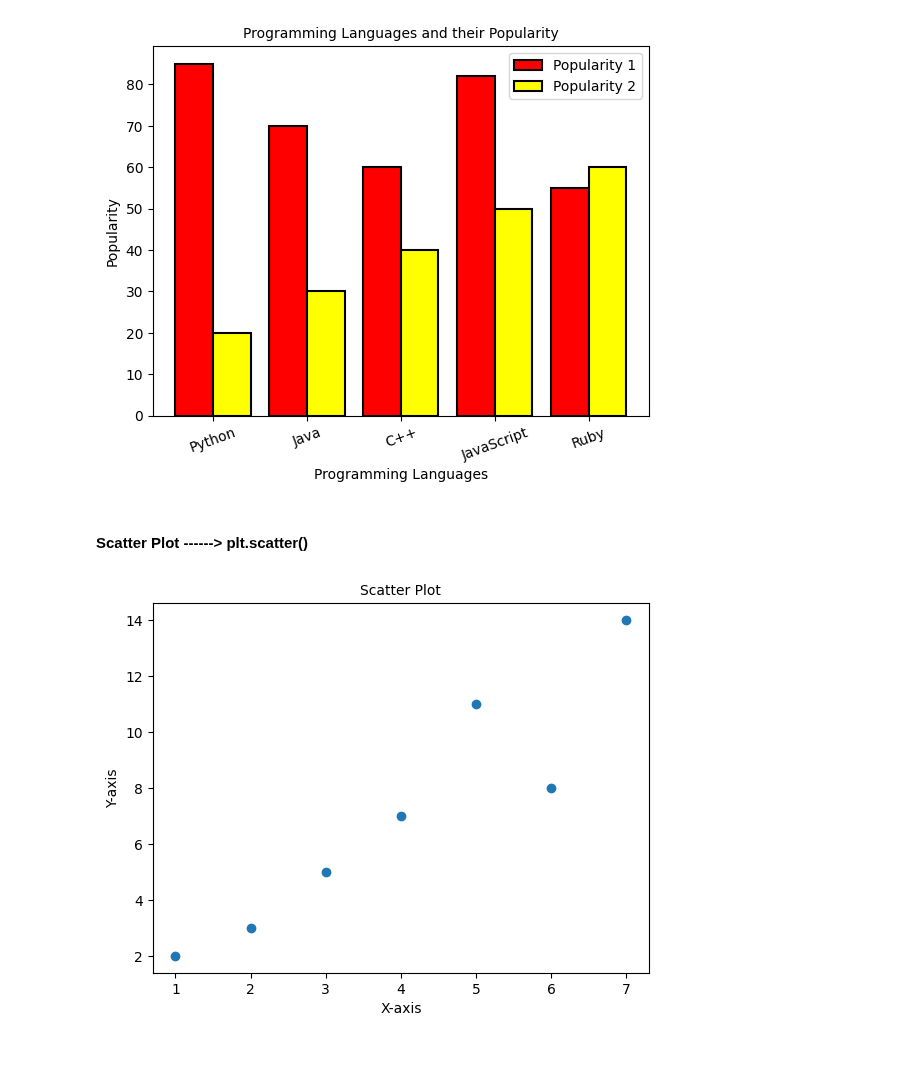
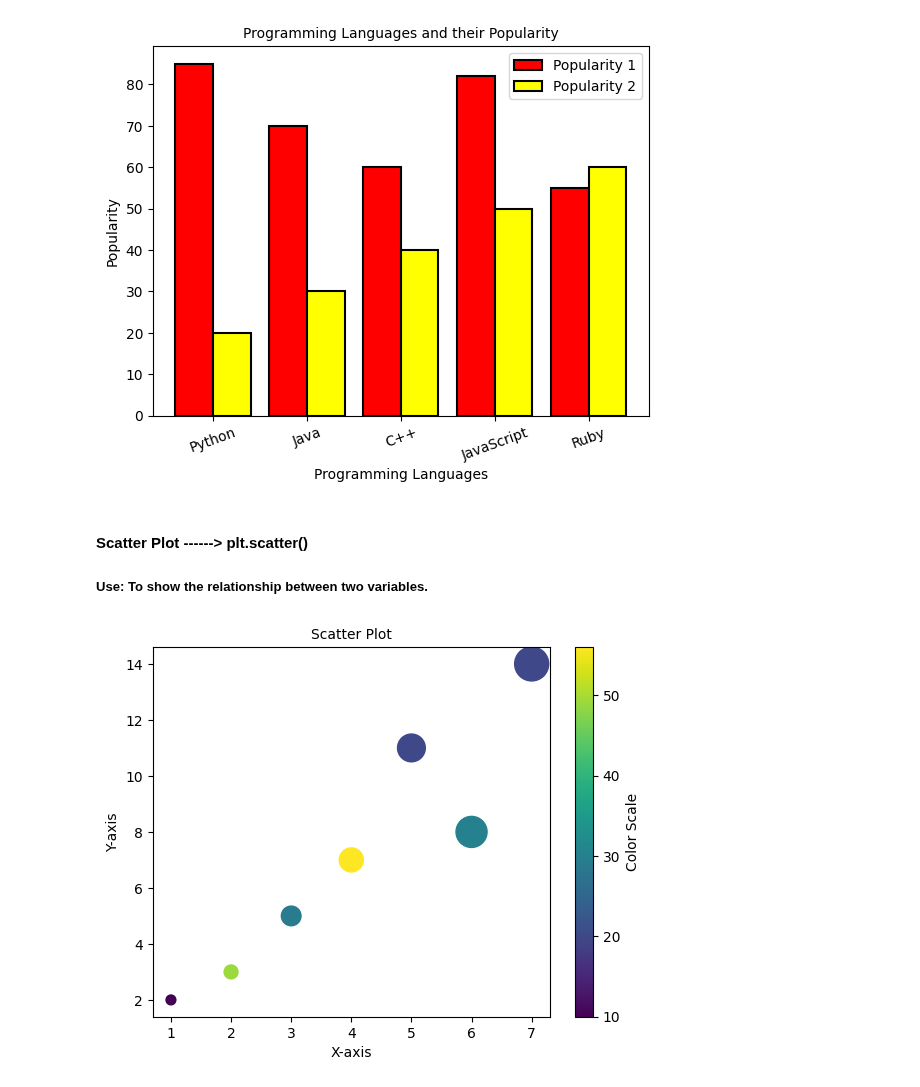
Before and after one commit to AnkitBhagat17/Data_Visualization, a Jupyter notebook: Matplotlib.ipynb, the cells around one changed output. Drawn from its saved outputs; the diff is of its cells as text; code cells hidden in the pictures; blank space fills up the shorter version.

```diff
--- a/Matplotlib.ipynb
+++ b/Matplotlib.ipynb
@@ -37,16 +39,20 @@ plt.show()
 [figure]
 # %% [markdown]
 #### Scatter Plot ------> plt.scatter()
+##### Use: To show the relationship between two variables.
 # %%
 import matplotlib.pyplot as plt
 
 x=[1,2,3,4,5,6,7]
 y=[2,3,5,7,11,8,14]
-
-plt.scatter(x,y)
+sizes = [50, 100, 200, 300, 400, 500, 600] # Sizes of the points
+colors = [10,49,29,56,20,30,20]
+plt.scatter(x,y,c=colors, s=sizes,cmap='viridis')
+t=plt.colorbar() # Show color scale
+t.set_label("Color Scale")
 plt.title("Scatter Plot", fontsize = 10)
 plt.xlabel("X-axis")
 plt.ylabel("Y-axis")
 plt.show()
 # %% [output]
-[figure, old version]
+[figure, new version]
```
Also changed, not shown: parts of 14 cells of this notebook.
